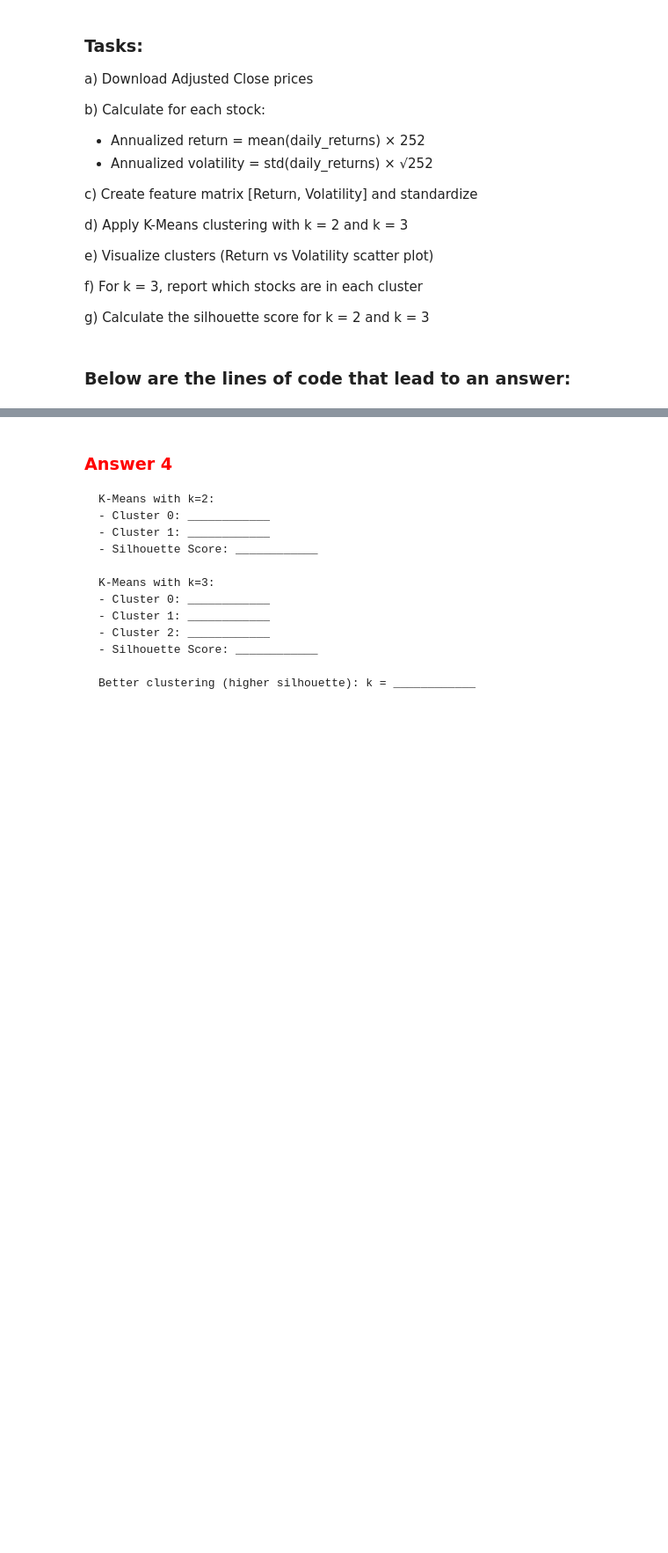
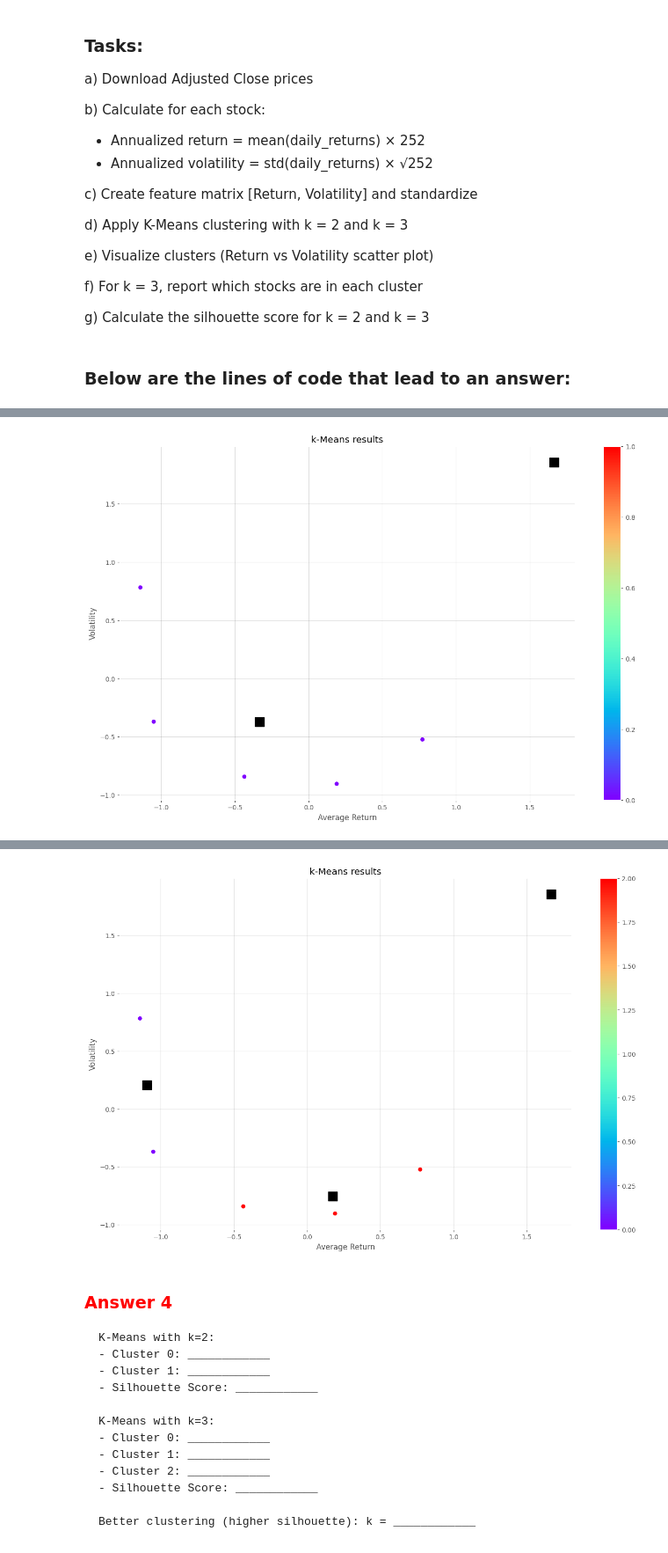
Before and after one commit to changjulian17/qf627, a Jupyter notebook: mock_paper/mock_paper_3/QF627_Mock_Exam_1Hour.ipynb, the cells around one changed output, grey strips where cells are left out. Shown at 88% size. Drawn from its saved outputs; the diff is of its cells as text; code cells hidden in the pictures; blank space fills up the shorter version.

```diff
--- a/mock_paper/mock_paper_3/QF627_Mock_Exam_1Hour.ipynb
+++ b/mock_paper/mock_paper_3/QF627_Mock_Exam_1Hour.ipynb
@@ -423,2 +871,19 @@ tech_stocks = ['AAPL', 'MSFT', 'GOOGL', 'AMZN', 'META', 'NVDA']
 # %%
 # Calculate returns and volatility
+# TODO: get_annual_returns dataframe
+# prepare annual returns
+ann_rets = data.pct_change().mean() * 252
+ann_vols = data.pct_change().std() * np.sqrt(252)
+
+df = \
+(
+    pd.DataFrame({'return': ann_rets, 'volatility': ann_vols})
+)
+
+# SCALED DATA FOR CLUSTERING
+scaler = StandardScaler()
+data = scaler.fit_transform(df)
+
+df = pd.DataFrame(data, columns=df.columns, index=df.index)
+
+X = df.copy()
@@ -427,2 +905,59 @@ tech_stocks = ['AAPL', 'MSFT', 'GOOGL', 'AMZN', 'META', 'NVDA']
 # %%
-# Apply K-Means with k=2 and k=3
+"""
+Elbow method and pick optimal k based on silhouette
+"""
+from sklearn import cluster
+from sklearn.metrics import silhouette_score
+
+# Apply K-Means with optimal k
+k_ls = [2, 3]   # TODO find optimal k to replace this value
+
+
+for optimal_k in k_ls:
+    # Fit with k-means
+    k_means = cluster.KMeans(n_clusters=optimal_k)
+    k_means.fit(X)
+
+    # plot
+    ## Visualize clusters
+    centroids = k_means.cluster_centers_
+
+    print(f"    {optimal_k} Cluster assignments:")
+    cluster_df = pd.DataFrame({'ticker': df.index, 'cluster': k_means.labels_})
+    for cluster_id in sorted(cluster_df['cluster'].unique()):
+        tickers = cluster_df[cluster_df['cluster'] == cluster_id]['ticker'].tolist()
+        print(f"    - Cluster {cluster_id}: {tickers}")
+    print(f"    Silhouette Score: {silhouette_score(X, k_means.labels_, random_state = 627)}")
+
+
+    fig = plt.figure(figsize=(16,10)
+                    )
+
+    ax = fig.add_subplot(111)
+
+    scatter =\
+    (
+        ax
+        .scatter(X.iloc[ : ,0],
+                X.iloc[ : ,1],
+                c = k_means.labels_,
+                cmap = "rainbow",
+                label = X.index)
+    )
+
+    ax.set_title("k-Means results")
+    ax.set_xlabel("Average Return")
+    ax.set_ylabel("Volatility")
+
+    plt.colorbar(scatter)
+
+    plt.plot(centroids[:,0],
+            centroids[:,1],
+            "sg",
+            markersize = 15,
+            color = "black")
+    plt.show()
+
+# PLEASE NOTE THAT ALL THE RETURNS AND VOLS IN THIS PLOT ARE SCALED
+##########################################
+# %% [output]
@@ -428,0 +968 @@ tech_stocks = ['AAPL', 'MSFT', 'GOOGL', 'AMZN', 'META', 'NVDA']
+[figure, added]
@@ -428,0 +974 @@ tech_stocks = ['AAPL', 'MSFT', 'GOOGL', 'AMZN', 'META', 'NVDA']
+[figure, added]
```
Also changed, not shown: parts of 49 cells of this notebook, 1 other file.
